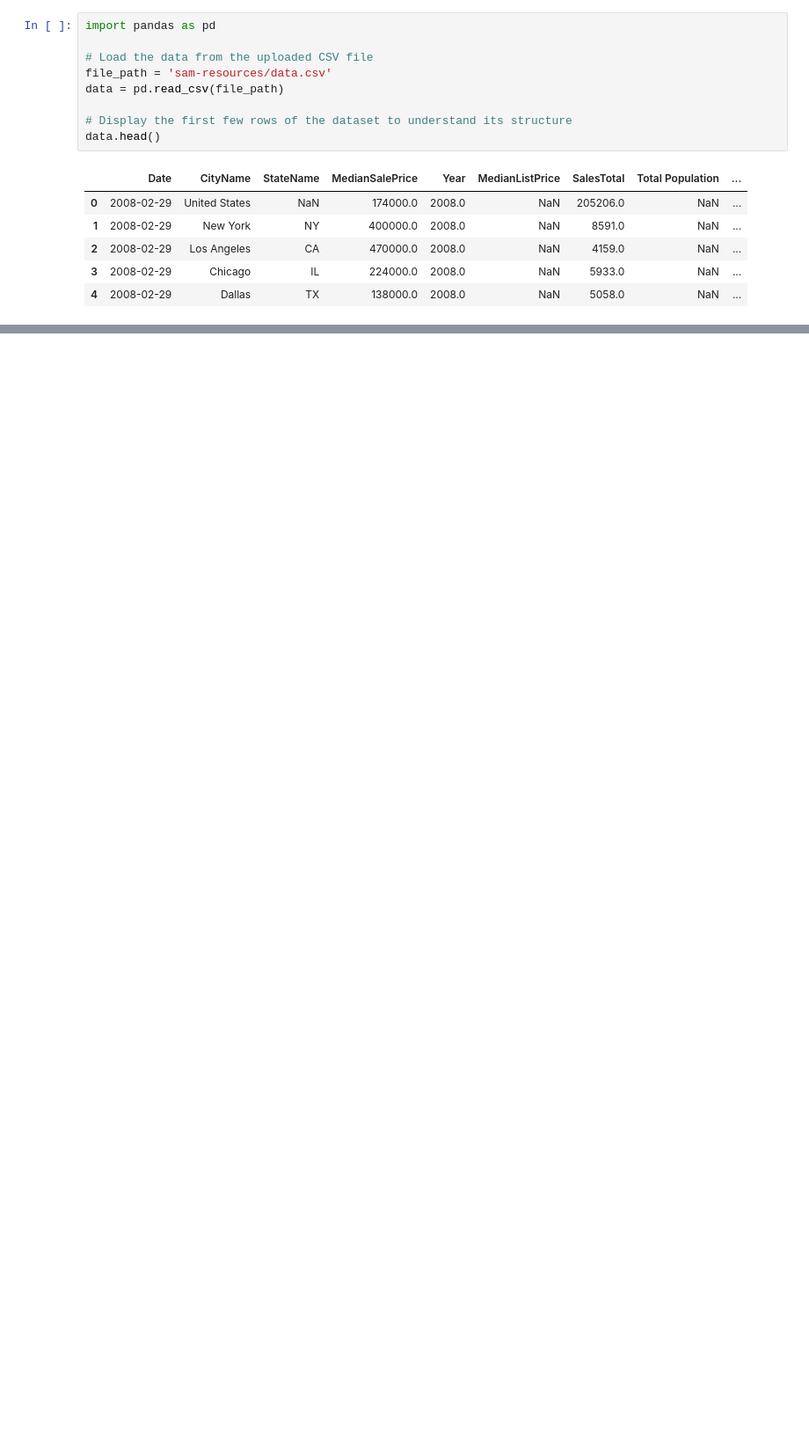
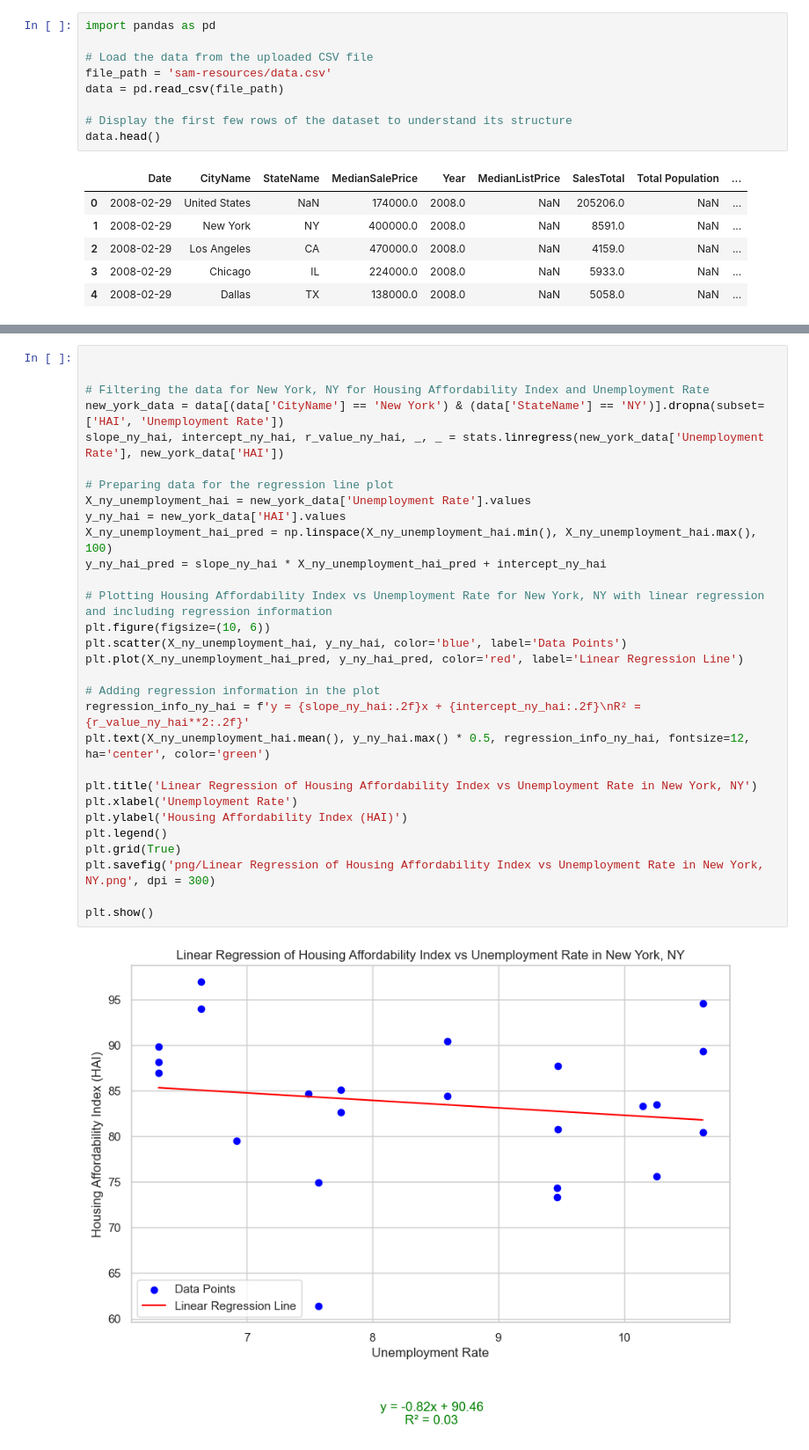
Before and after one commit to Ishicka/The-Seven, a Jupyter notebook: sam-plot_data.ipynb, the cells around one changed output, grey strips where cells are left out. Shown at 88% size. Saved outputs shown, nothing was run; the diff lists cells and outputs as text; blank space fills up the shorter version.

```diff
--- a/sam-plot_data.ipynb
+++ b/sam-plot_data.ipynb
@@ -219,0 +345,32 @@ df2.head()
+# %%
+
+
+# Filtering the data for New York, NY for Housing Affordability Index and Unemployment Rate
+new_york_data = data[(data['CityName'] == 'New York') & (data['StateName'] == 'NY')].dropna(subset=['HAI', 'Unemployment Rate'])
+slope_ny_hai, intercept_ny_hai, r_value_ny_hai, _, _ = stats.linregress(new_york_data['Unemployment Rate'], new_york_data['HAI'])
+
+# Preparing data for the regression line plot
+X_ny_unemployment_hai = new_york_data['Unemployment Rate'].values
+y_ny_hai = new_york_data['HAI'].values
+X_ny_unemployment_hai_pred = np.linspace(X_ny_unemployment_hai.min(), X_ny_unemployment_hai.max(), 100)
+y_ny_hai_pred = slope_ny_hai * X_ny_unemployment_hai_pred + intercept_ny_hai
+
+# Plotting Housing Affordability Index vs Unemployment Rate for New York, NY with linear regression and including regression information
+plt.figure(figsize=(10, 6))
+plt.scatter(X_ny_unemployment_hai, y_ny_hai, color='blue', label='Data Points')
+plt.plot(X_ny_unemployment_hai_pred, y_ny_hai_pred, color='red', label='Linear Regression Line')
+
+# Adding regression information in the plot
+regression_info_ny_hai = f'y = {slope_ny_hai:.2f}x + {intercept_ny_hai:.2f}\nR² = {r_value_ny_hai**2:.2f}'
+plt.text(X_ny_unemployment_hai.mean(), y_ny_hai.max() * 0.5, regression_info_ny_hai, fontsize=12, ha='center', color='green')
+
+plt.title('Linear Regression of Housing Affordability Index vs Unemployment Rate in New York, NY')
+plt.xlabel('Unemployment Rate')
+plt.ylabel('Housing Affordability Index (HAI)')
+plt.legend()
+plt.grid(True)
+plt.savefig('png/Linear Regression of Housing Affordability Index vs Unemployment Rate in New York, NY.png', dpi = 300)
+
+plt.show()
+# %% [output]
+[figure, added]
```
Also changed, not shown: parts of 14 cells of this notebook, 1 other file.
